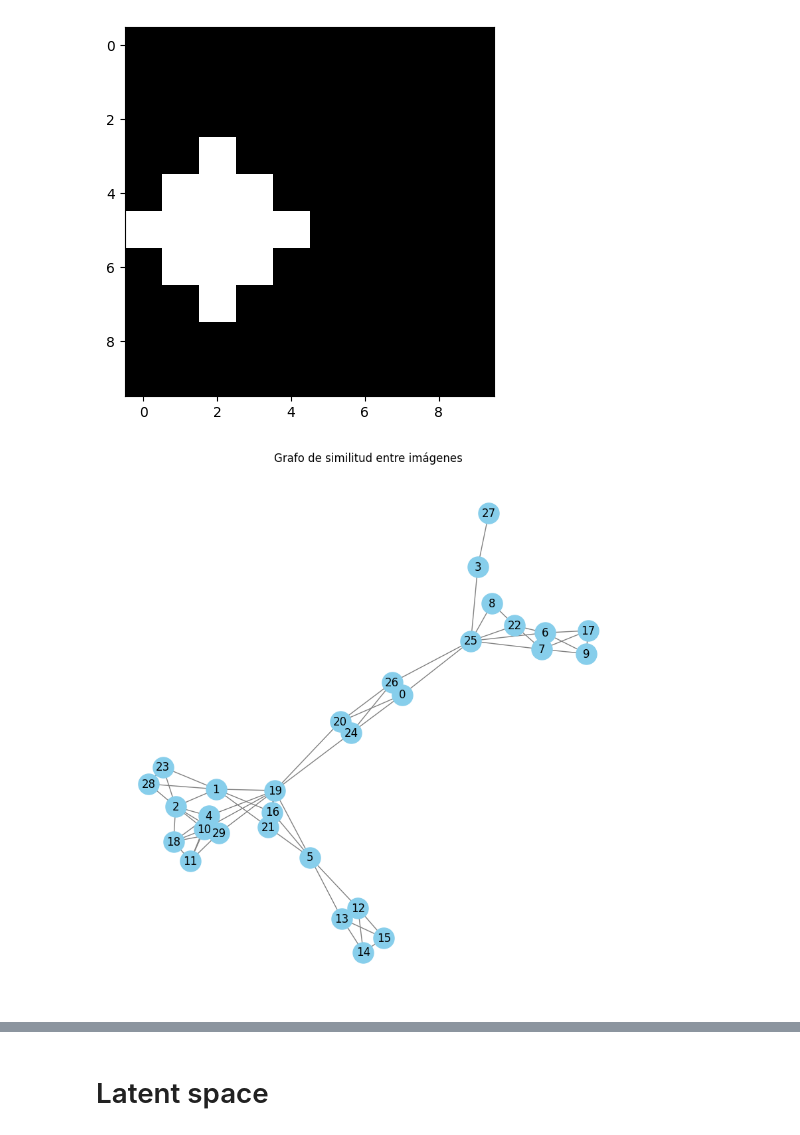
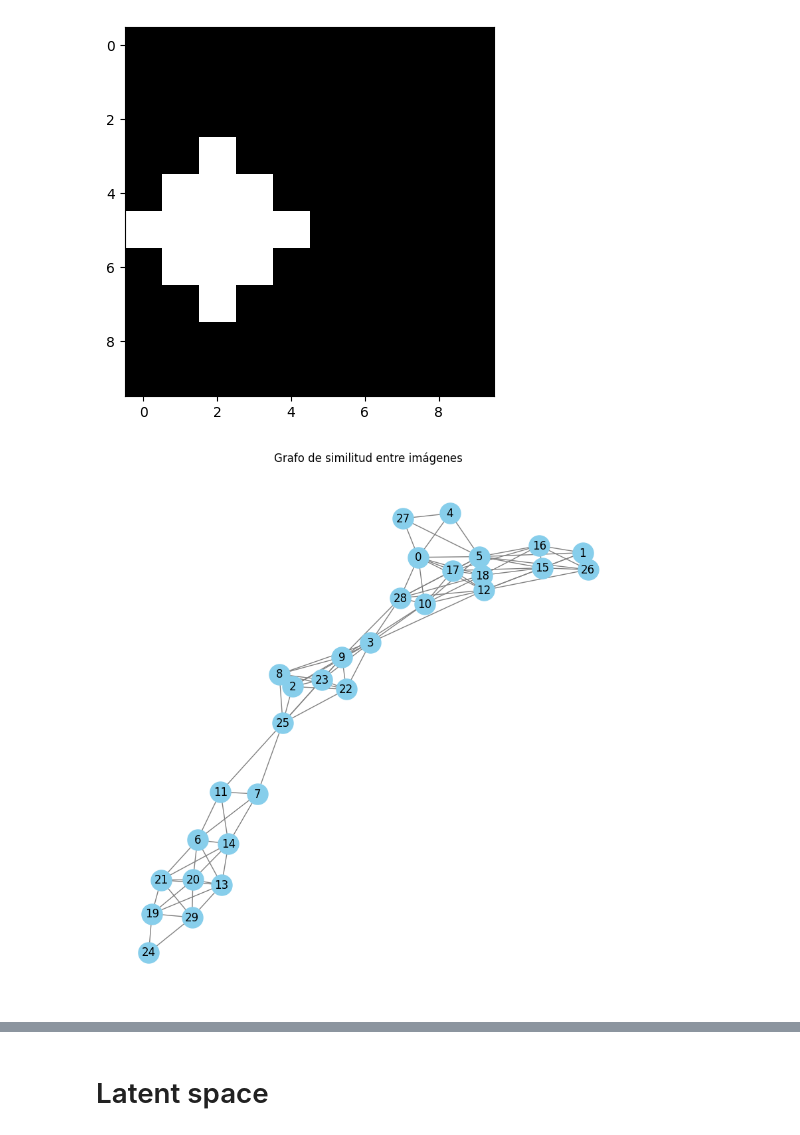
Before and after one commit to cnosa/LatentSpaces_Network_Manifold, a Jupyter notebook: ToyExample.ipynb, the cells around one changed output, grey strips where cells are left out. Cells and saved outputs as stored; diff of their text form; code cells hidden in the pictures.

```diff
--- a/ToyExample.ipynb
+++ b/ToyExample.ipynb
@@ -39,36 +40,36 @@ number_images = 30
 images, parameters = generate_dataset(n_img=number_images)
 
 def mse(img1, img2):
     return np.mean((img1.astype("float") - img2.astype("float")) ** 2)/255.0**2
 
 X = np.zeros((len(images), len(images)))
 for i, j in combinations(range(len(images)), 2):
     X[i, j] = mse(images[i], images[j])
     X[j, i] = X[i, j]
 
 
 def build_g(imagenes, umbral):
     G = nx.Graph()
     for idx, _ in enumerate(imagenes):
         G.add_node(idx)
     for i, j in combinations(range(len(imagenes)), 2):
         distancia = mse(imagenes[i], imagenes[j])
         if distancia < umbral:
             G.add_edge(i, j)
     return G
 def visualize_g(G):
     pos = nx.spring_layout(G, seed=42)
     plt.figure(figsize=(8, 8))
     nx.draw(G, pos, with_labels=True, node_color='skyblue', node_size=500, edge_color='gray')
     plt.title("Grafo de similitud entre imágenes")
     plt.show()
 
-G = build_g(images, umbral=np.percentile(X.reshape(-1), 25))
+G = build_g(images, umbral=np.percentile(X.reshape(-1), 30))
 Y = nx.to_numpy_array(G, dtype=int)
-X = (X - np.mean(X.reshape(-1)))/np.var(X.reshape(-1))**0.5
+X = (X - np.mean(X.reshape(-1)))/np.var(X.reshape(-1))**0.5 + np.random.randn(X.shape[0], X.shape[1])
 visualize_g(G)
 # %% [output]
-[figure, old version]
+[figure, new version]
 # %%
 a , b = np.array(G.edges())[np.random.randint(0, len(G.edges()))]
 print(f"MSE = {mse(images[a], images[b]):.2f}")
```
Also changed, not shown: parts of 25 cells of this notebook, 3 other files.
